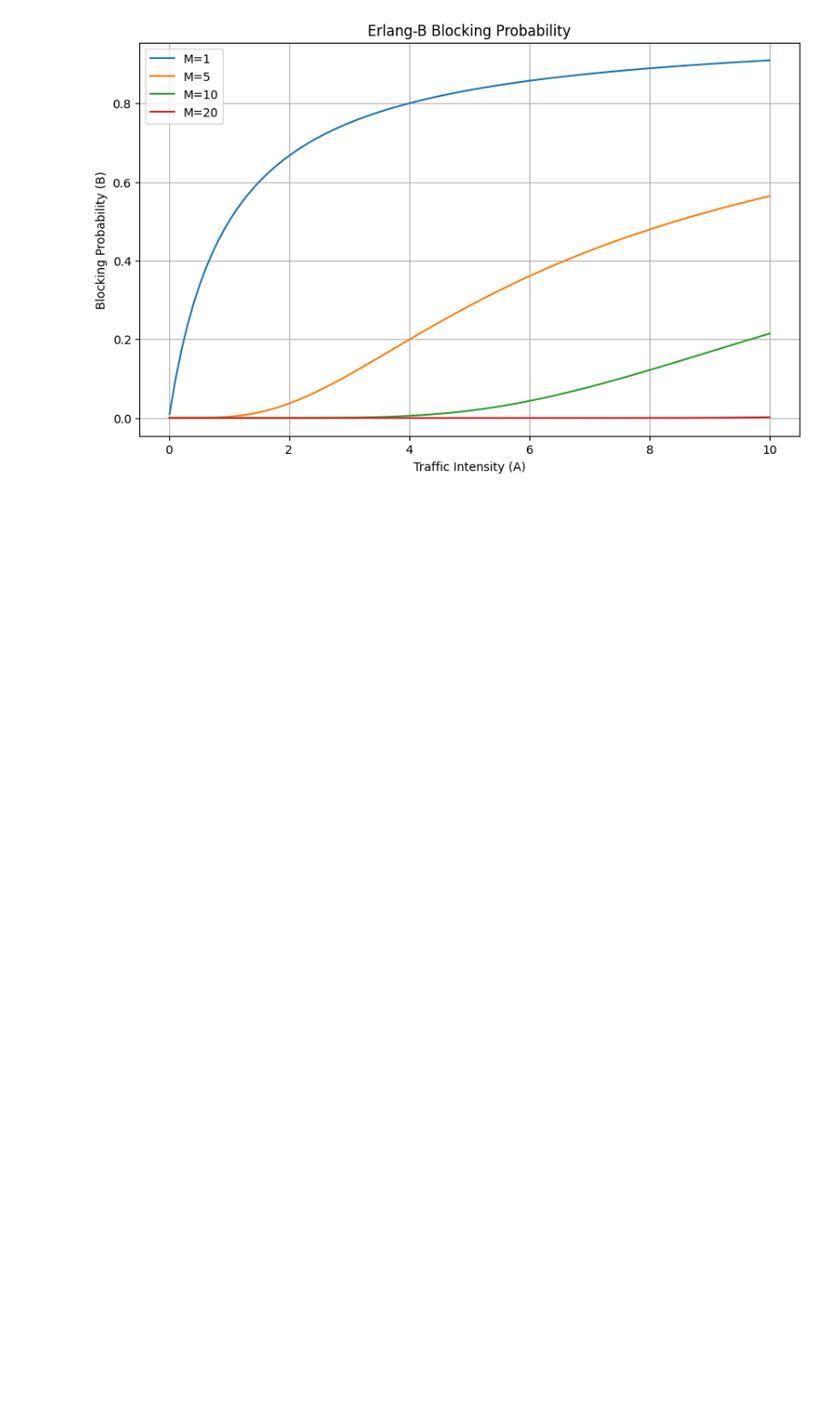
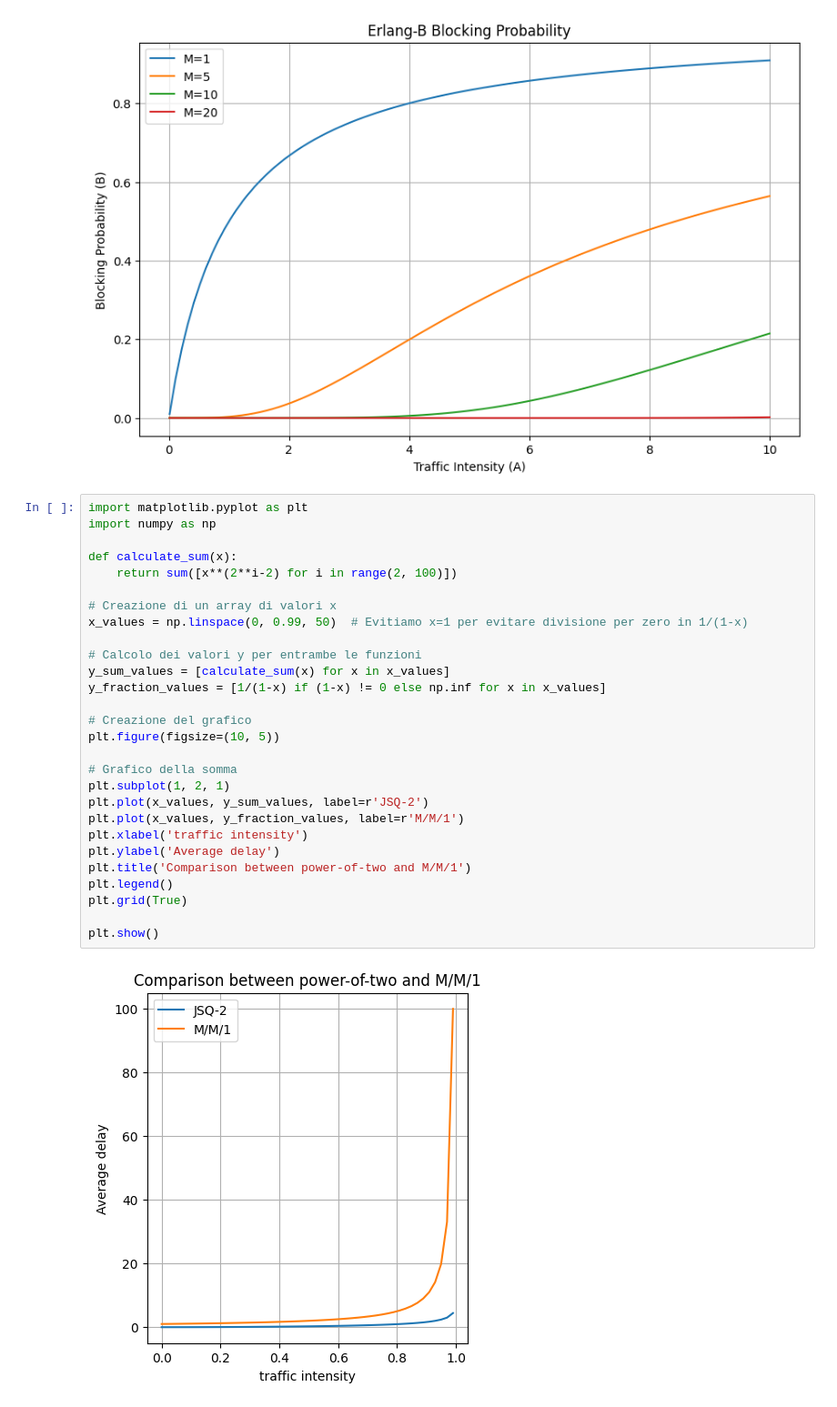
Before and after one commit to MobileApplicationBeraldi/QueuePlayground, a Jupyter notebook: QueuePlayground.ipynb, the cells around one changed output. Shown: that part at 91% size. Drawn from its saved outputs; the diff is of its cells as text; blank space fills up the shorter version.

```diff
--- a/QueuePlayground.ipynb
+++ b/QueuePlayground.ipynb
@@ -106,3 +106,33 @@ plt.grid(True)
 plt.show()
 # %% [output]
 [figure]
+# %%
+import matplotlib.pyplot as plt
+import numpy as np
+
+def calculate_sum(x):
+    return sum([x**(2**i-2) for i in range(2, 100)])
+
+# Creazione di un array di valori x
+x_values = np.linspace(0, 0.99, 50)  # Evitiamo x=1 per evitare divisione per zero in 1/(1-x)
+
+# Calcolo dei valori y per entrambe le funzioni
+y_sum_values = [calculate_sum(x) for x in x_values]
+y_fraction_values = [1/(1-x) if (1-x) != 0 else np.inf for x in x_values]
+
+# Creazione del grafico
+plt.figure(figsize=(10, 5))
+
+# Grafico della somma
+plt.subplot(1, 2, 1)
+plt.plot(x_values, y_sum_values, label=r'JSQ-2')
+plt.plot(x_values, y_fraction_values, label=r'M/M/1')
+plt.xlabel('traffic intensity')
+plt.ylabel('Average delay')
+plt.title('Comparison between power-of-two and M/M/1')
+plt.legend()
+plt.grid(True)
+
+plt.show()
+# %% [output]
+[figure, added]
```
